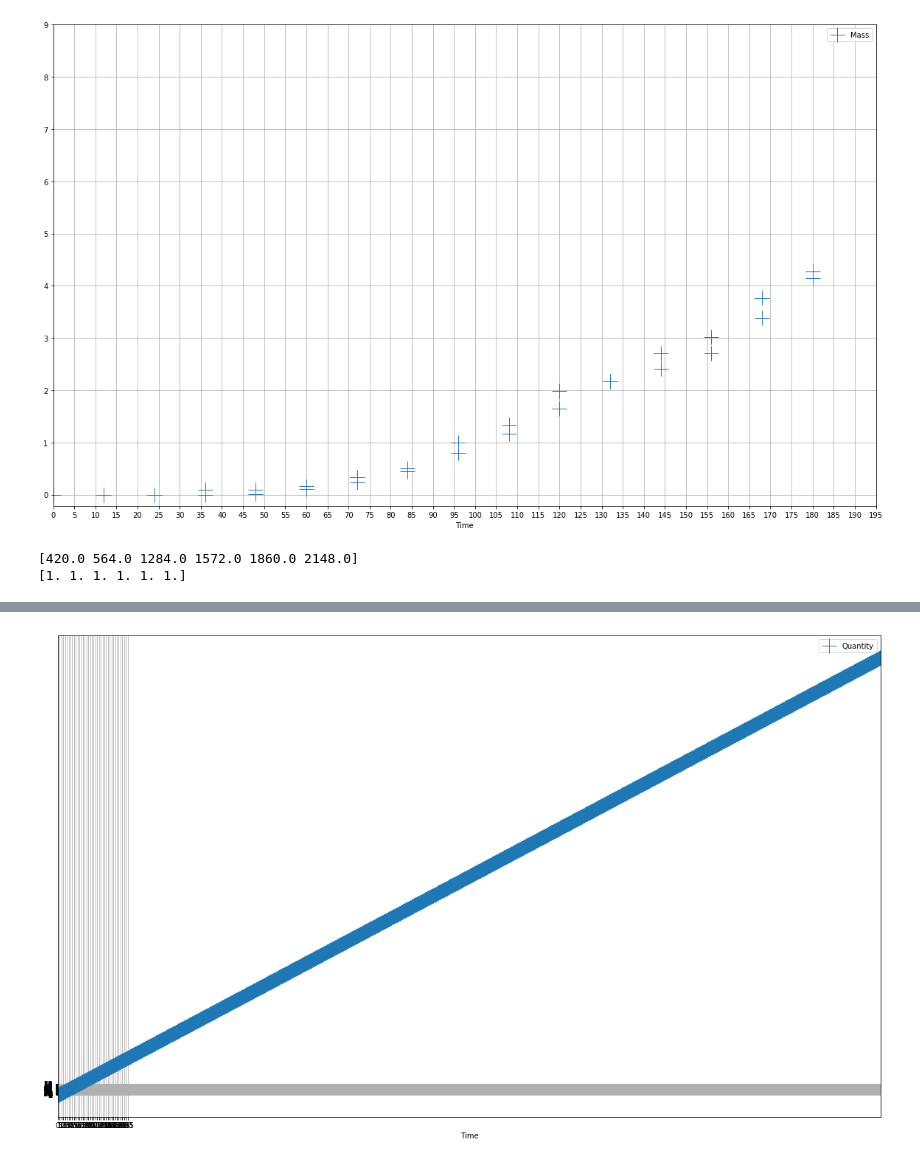
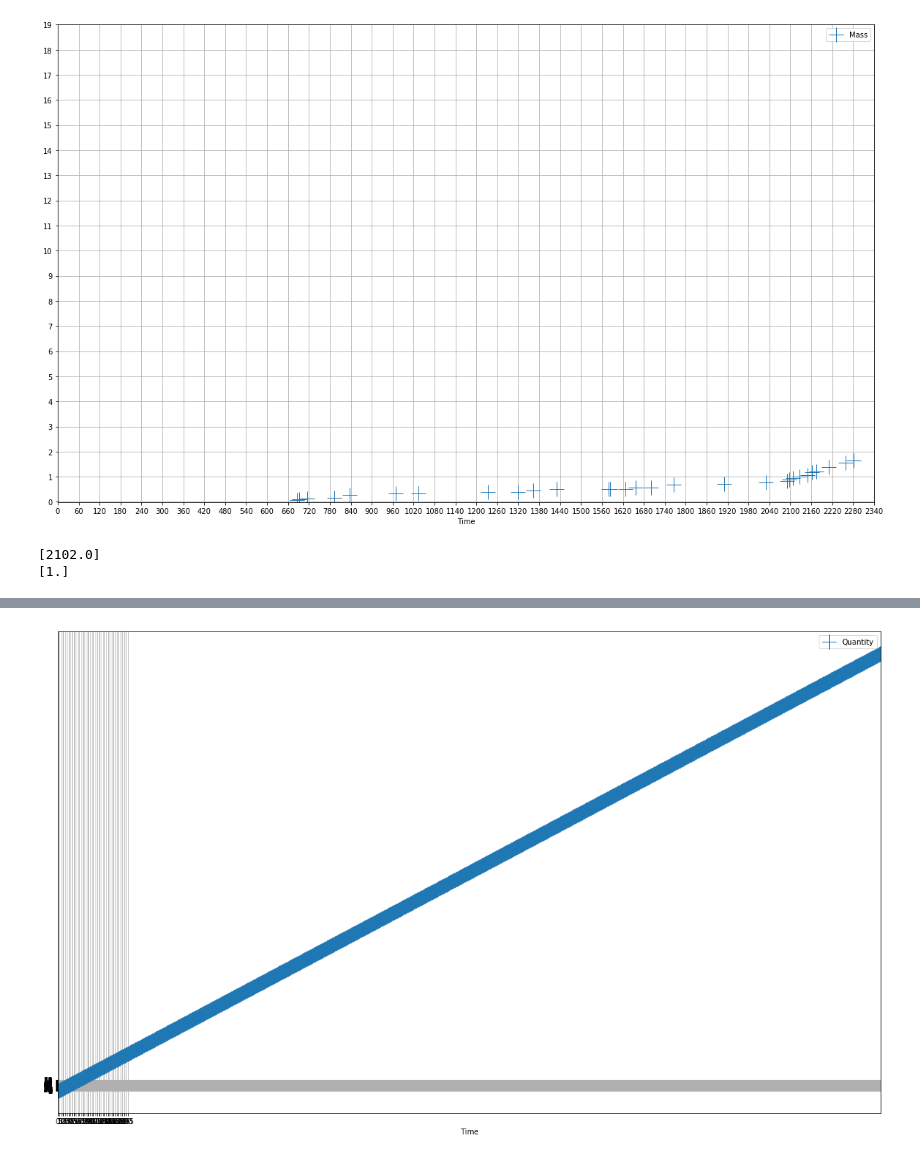
Before and after one commit to bam241/cvt_eg23, a Jupyter notebook: deployment optim.ipynb, the cells around one changed output, grey strips where cells are left out. Cells and saved outputs as stored; diff of their text form; code cells hidden in the pictures.

```diff
--- a/deployment optim.ipynb
+++ b/deployment optim.ipynb
@@ -60,4 +60,15 @@ def maxperdiv(df, division=12):
             dfn.loc[int(row['Time'] / division)]['Mass'] = val
             val = 0
     return dfn
+
+def increaseonly(df):
+    dfn = pd.DataFrame(columns=['Time','Mass'])
+    val = 0
+    for index, row in df.iterrows():
+        if val < row['Mass']:
+            val = row['Mass']
+            dfn.loc[int(row['Time'])] = int(row['Time'])
+            dfn.loc[int(row['Time'])]['Mass'] = row['Mass']
+            val = row['Mass']
+    return dfn
 # %%
@@ -167,38 +140,48 @@ coms = ()
 
 df2 = tm.transactions(ev, receivers=rec, senders=send, nucs=nucs, commodities=coms)
 # %%
-df2_y = month2year(df2,2,6)
-df2_y = maxperdiv(df2_y,6)
-df2_y['Time'] *= 12.
+df2_y = df2.copy()
+df2
+df2_y = increaseonly(df2_y.loc[df2_y.Mass<140000])
+#df2_y['Time'] *= 1/12.
 df2_y['Mass'] = df2_y['Mass']/20000
 ax = df2_y.plot('Time','Mass',linestyle='', marker='+', markersize='20' ,figsize = (20,12))
 # Major ticks every 20, minor ticks every 5
 import numpy as np
-major_y_ticks = np.arange(0, 10, 1)
+major_y_ticks = np.arange(0, 20, 1)
 
 ax.set_yticks(major_y_ticks)
-major_x_ticks = np.arange(0, 200, 5)
+major_x_ticks = np.arange(0, 200*12, 5*12)
 ax.set_xticks(major_x_ticks)
 
 # And a corresponding grid
 ax.grid(which='both')
 
 plt.show()
 # %% [output]
-[figure, old version]
+[figure, new version]
 # %%
 df2_y_unit = pd.DataFrame()
 
 df2_y_unit['Time'] = df2_y['Time']
 df2_y_build_unit = pd.DataFrame()
+df2_y_unit['Unit'] = df2_y['Mass']
 
-df2_y_unit['Unit'] = df2_y['Mass'].apply(lambda x: int(x) + 1 if x > int(x) else int(x))
+
+df2_y_unit['Unit'] = df2_y_unit['Unit'].apply(lambda x: int(x) + 1 if x > int(x) else int(x))
+
+
 df2_y_build_unit['Time'] = df2_y_unit['Time']
 df2_y_build_unit['Build'] = (df2_y_unit['Unit'] - df2_y_unit['Unit'].shift(1))
+df2_y_build_unit= df2_y_build_unit.dropna()
+
+#df2_y_build_unit['Build'] = df2_y_build_unit['Build'].apply(lambda x: int(x) + 1 if x > int(x) else int(x))
 df2_y_build_unit = df2_y_build_unit.loc[df2_y_build_unit.Build>0]
-df2_y_build_unit['Time'] *= 12.
-print(df2_y_build_unit['Time'].values-12)
+#df2_y_build_unit['Time'] *= 12.
+print(df2_y_build_unit['Time'].values-12.*2)
 print(df2_y_build_unit['Build'].values)
+
+#### REMEMBER to add the first step !!
 # %% [output]
-[420.0 564.0 1284.0 1572.0 1860.0 2148.0]
-[1. 1. 1. 1. 1. 1.]
+[2102.0]
+[1.]
```
Also changed, not shown: parts of 9 cells of this notebook, 7 other files.
